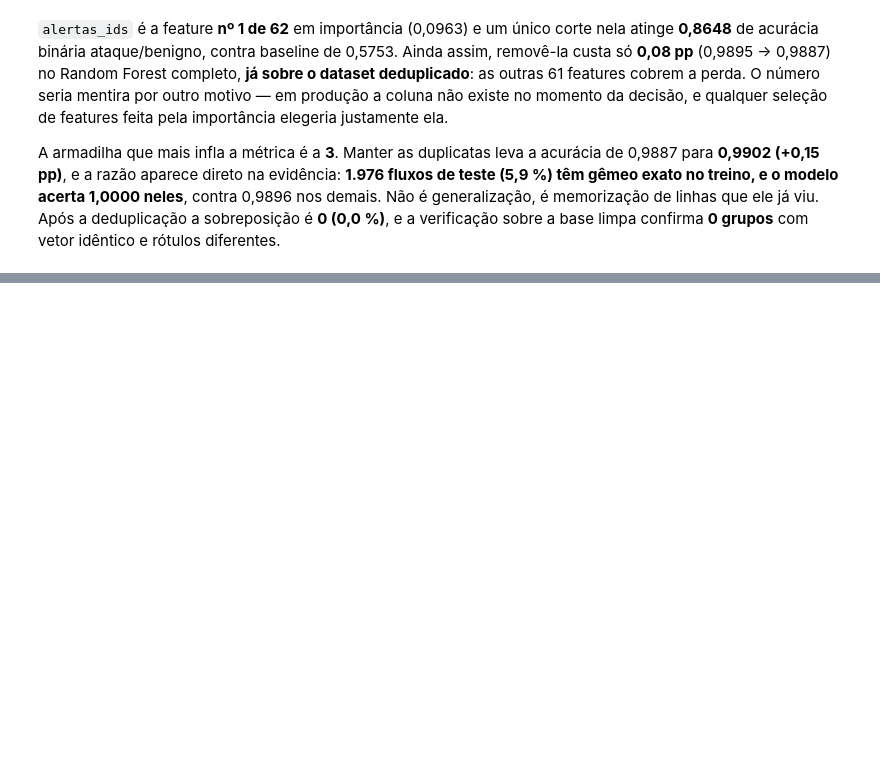
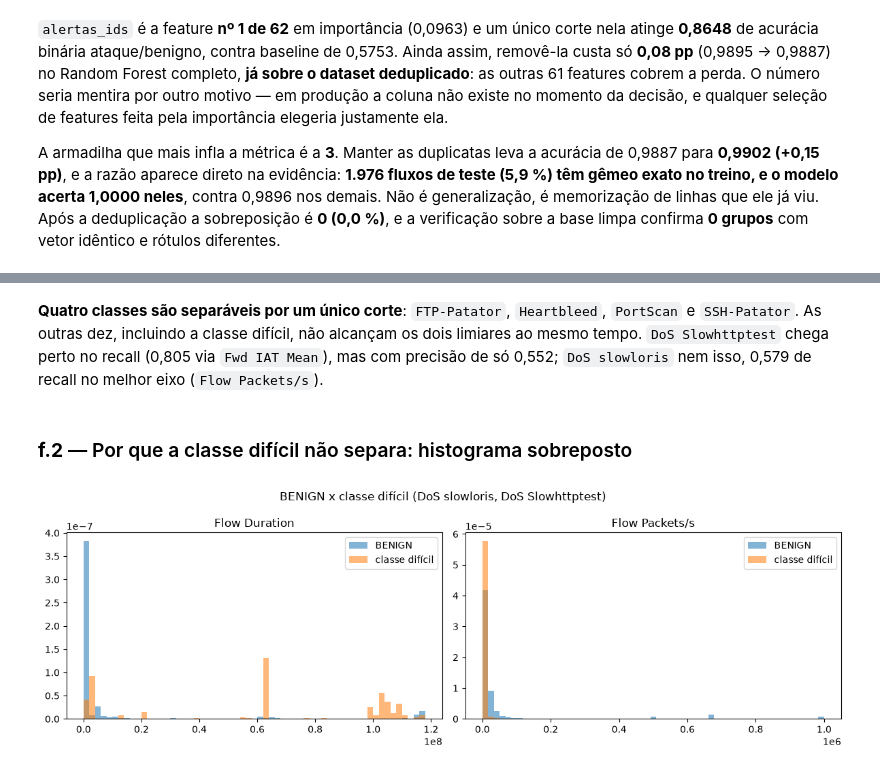
Before and after one commit to antoniolma/classificacao_intrusao, a Jupyter notebook: R2_d23bda.ipynb, the cells around one changed output, grey strips where cells are left out. Drawn from its saved outputs; the diff is of its cells as text; code cells hidden in the pictures; blank space fills up the shorter version.

```diff
--- a/R2_d23bda.ipynb
+++ b/R2_d23bda.ipynb
@@ -1464,0 +1527,24 @@ idêntico e rótulos diferentes.
+# %% [markdown]
+**Quatro classes são separáveis por um único corte**: `FTP-Patator`, `Heartbleed`,
+`PortScan` e `SSH-Patator`. As outras dez, incluindo a classe difícil, não
+alcançam os dois limiares ao mesmo tempo. `DoS Slowhttptest` chega perto no
+recall (0,805 via `Fwd IAT Mean`), mas com precisão de só 0,552; `DoS slowloris`
+nem isso, 0,579 de recall no melhor eixo (`Flow Packets/s`).
+# %% [markdown]
+### **f.2** — Por que a classe difícil não separa: histograma sobreposto
+# %%
+fig, axes = plt.subplots(1, 2, figsize=(12, 4))
+for ax, col in zip(axes, ["Flow Duration", "Flow Packets/s"]):
+    benigno = df.loc[df.Label == "BENIGN", col]
+    dificil = df.loc[df.Label.isin(CLASSE_DIFICIL), col]
+    teto = np.nanpercentile(pd.concat([benigno, dificil]), 99)
+    bins = np.linspace(0, teto, 60)
+    ax.hist(benigno.clip(upper=teto), bins=bins, alpha=0.55, density=True, label="BENIGN")
+    ax.hist(dificil.clip(upper=teto), bins=bins, alpha=0.55, density=True, label="classe difícil")
+    ax.set_title(col)
+    ax.legend()
+plt.suptitle(f"BENIGN x classe difícil ({', '.join(CLASSE_DIFICIL)})")
+plt.tight_layout()
+plt.show()
+# %% [output]
+[figure, added]
```
Also changed, not shown: parts of 55 cells of this notebook, 2 other files.
